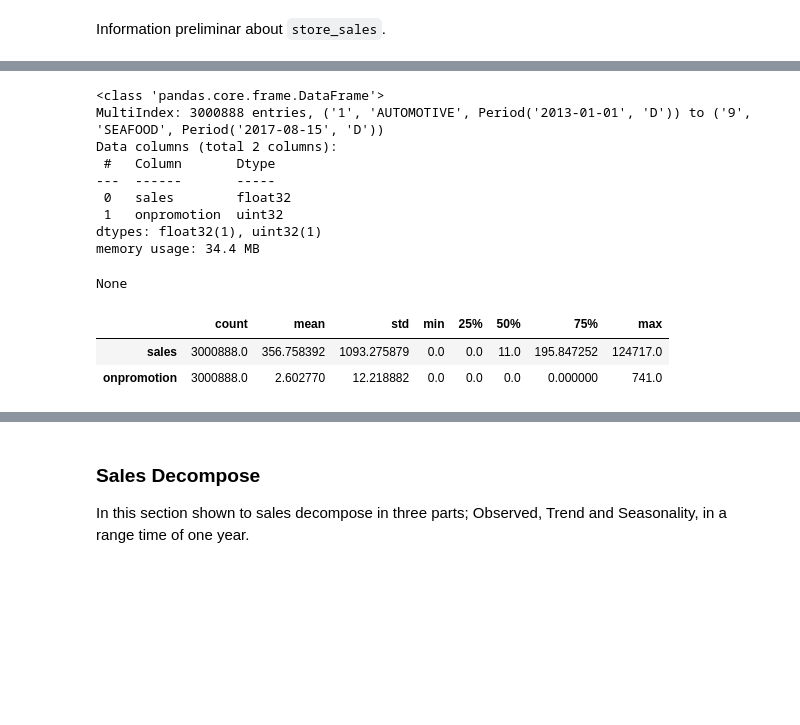
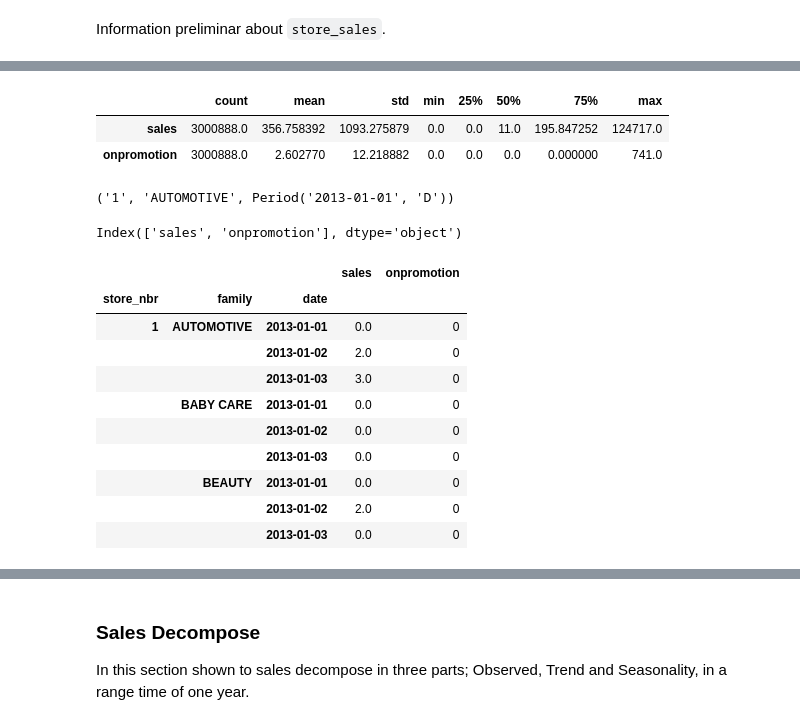
Before and after one commit to cristianBMJ/Data_Science_Projects, a Jupyter notebook: forecasting-store-salesPB.ipynb, the cells around one changed output, grey strips where cells are left out. Cells and saved outputs as stored; diff of their text form; code cells hidden in the pictures; blank space fills up the shorter version.

Commit message:
Kaggle Notebook | Forecasting Store-Sales | Version 48

```diff
--- a/forecasting-store-salesPB.ipynb
+++ b/forecasting-store-salesPB.ipynb
@@ -169,18 +182,30 @@ Information preliminar about  `store_sales`.
 # %%
-display(store_sales.info())
 display( store_sales.describe().T)
 # %% [output]
-<class 'pandas.core.frame.DataFrame'>
-MultiIndex: 3000888 entries, ('1', 'AUTOMOTIVE', Period('2013-01-01', 'D')) to ('9', 'SEAFOOD', Period('2017-08-15', 'D'))
-Data columns (total 2 columns):
- #   Column       Dtype
----  ------       -----
- 0   sales        float32
- 1   onpromotion  uint32
-dtypes: float32(1), uint32(1)
-memory usage: 34.4 MB
-None
 |  | count | mean | std | min | 25% | 50% | 75% | max |
 | sales | 3000888.0 | 356.758392 | 1093.275879 | 0.0 | 0.0 | 11.0 | 195.847252 | 124717.0 |
 | onpromotion | 3000888.0 | 2.602770 | 12.218882 | 0.0 | 0.0 | 0.0 | 0.000000 | 741.0 |
+# %%
+store_sales.index[0]
+# %% [output]
+('1', 'AUTOMOTIVE', Period('2013-01-01', 'D'))
+# %%
+store_sales.columns
+# %% [output]
+Index(['sales', 'onpromotion'], dtype='object')
+# %%
+idx = pd.IndexSlice
+store_sales.loc[ idx[ :'1', : 'BEAUTY', :'2013-01-03'], idx['sales', 'onpromotion'] ]
+# %% [output]
+|  |  |  | sales | onpromotion |
+| store_nbr | family | date |  |  |
+| 1 | AUTOMOTIVE | 2013-01-01 | 0.0 | 0 |
+|  |  | 2013-01-02 | 2.0 | 0 |
+|  |  | 2013-01-03 | 3.0 | 0 |
+|  | BABY CARE | 2013-01-01 | 0.0 | 0 |
+|  |  | 2013-01-02 | 0.0 | 0 |
+|  |  | 2013-01-03 | 0.0 | 0 |
+|  | BEAUTY | 2013-01-01 | 0.0 | 0 |
+|  |  | 2013-01-02 | 2.0 | 0 |
+|  |  | 2013-01-03 | 0.0 | 0 |
 # %%
```
Also changed, not shown: parts of 33 cells of this notebook.
